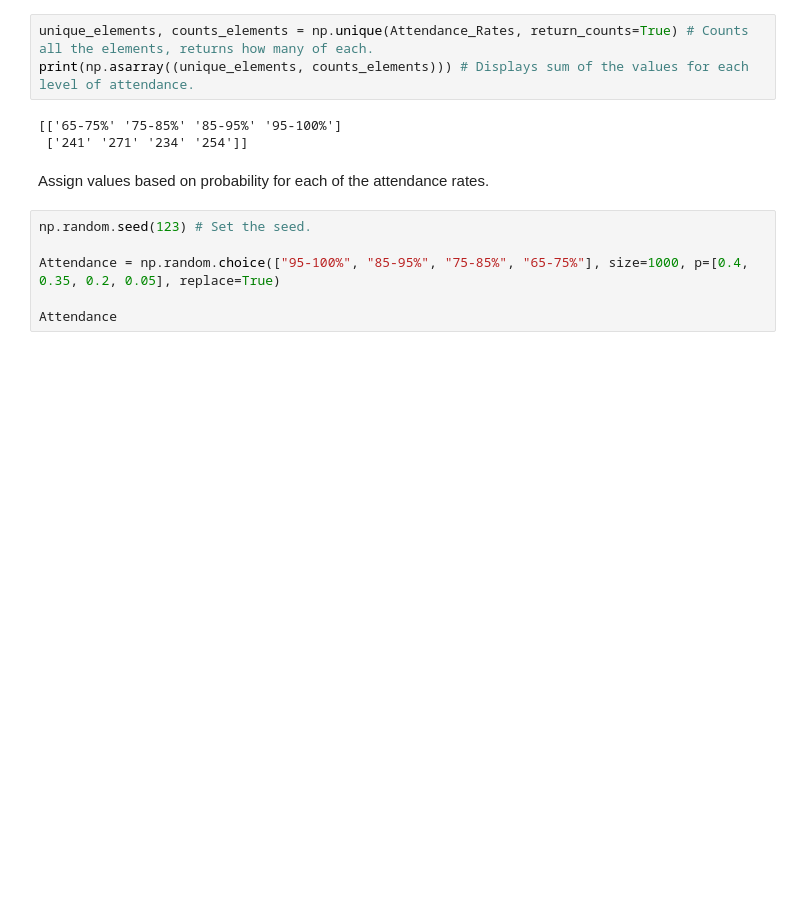
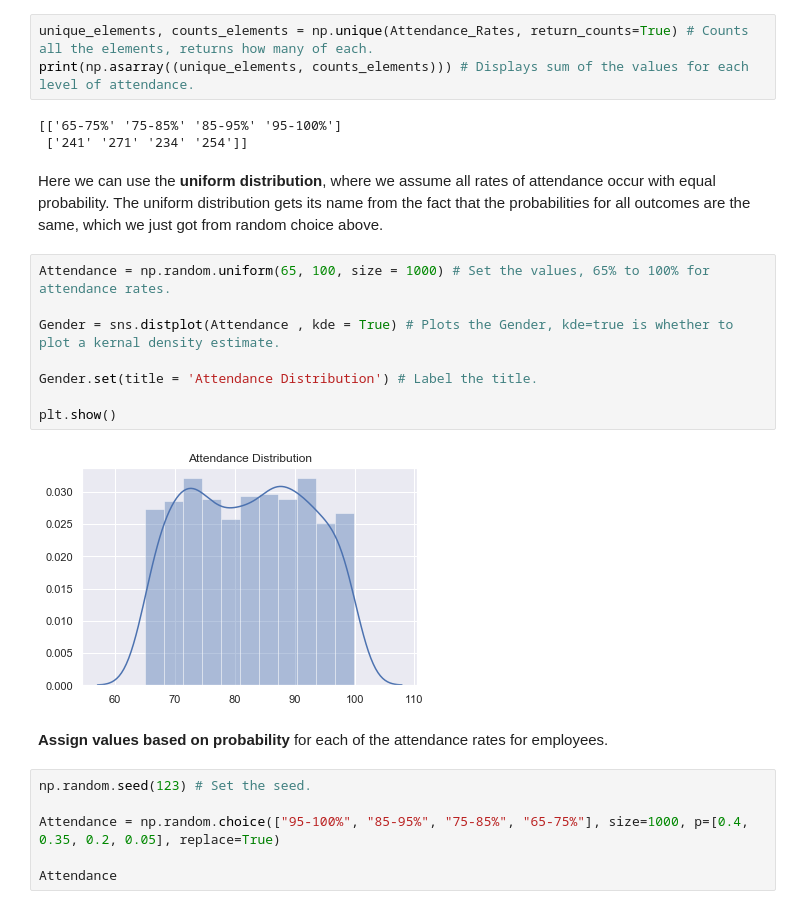
Before and after one commit to daithimarkham/Programming-for-Data-Analysis-Project-2019, a Jupyter notebook: Programming for Data Analysis Project 2019.ipynb, the cells around one changed output. Cells and saved outputs as stored; diff of their text form; blank space fills up the shorter version.

```diff
--- a/Programming for Data Analysis Project 2019.ipynb
+++ b/Programming for Data Analysis Project 2019.ipynb
@@ -751,8 +785,20 @@ print(np.asarray((unique_elements, counts_elements))) # Displays sum of the valu
 # %% [output]
 [['65-75%' '75-85%' '85-95%' '95-100%']
  ['241' '271' '234' '254']]
+# %% [markdown]
+Here we can use the **uniform distribution**, where we assume all rates of attendance occur with equal probability. The uniform distribution gets its name from the fact that the probabilities for all outcomes are the same, which we just got from random choice above.
+# %%
+Attendance = np.random.uniform(65, 100, size = 1000) # Set the values, 65% to 100% for attendance rates.
+
+Gender = sns.distplot(Attendance , kde = True) # Plots the Gender, kde=true is whether to plot a kernal density estimate.
+
+Gender.set(title = 'Attendance Distribution') # Label the title.
+
+plt.show()
+# %% [output]
+[figure, added]
 # %% [markdown]
-Assign values based on probability for each of the attendance rates.
+**Assign values based on probability** for each of the attendance rates for employees.
 # %%
 np.random.seed(123) # Set the seed.
 
```
Also changed, not shown: parts of 36 cells of this notebook.
